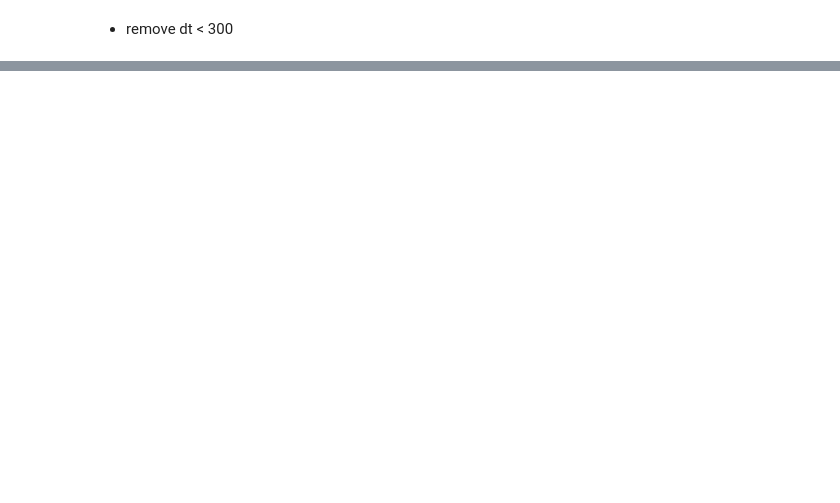
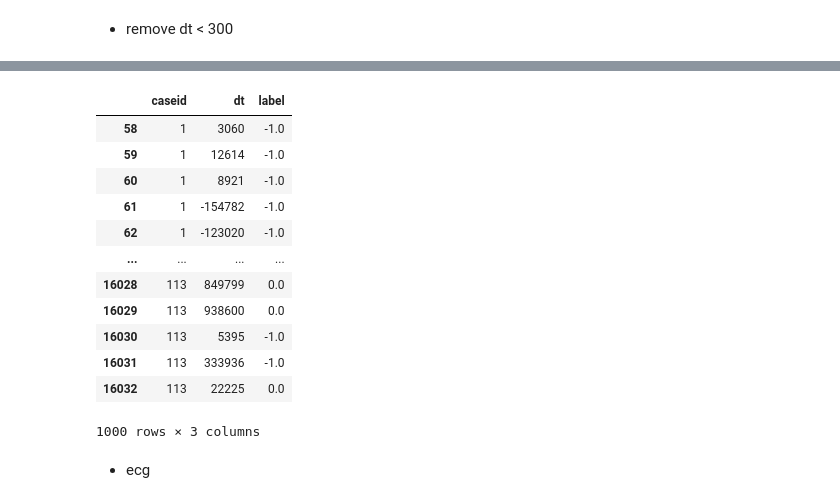
Before and after one commit to jungyu0413/VitalDB, a Jupyter notebook: 01_k_preprocessing.ipynb, the cells around one changed output, grey strips where cells are left out. Cells and saved outputs as stored; diff of their text form; code cells hidden in the pictures; blank space fills up the shorter version.

```diff
--- a/01_re_preprocessing.ipynb
+++ b/01_k_preprocessing.ipynb
@@ -205,3 +205,21 @@ abs(id_lb_1000['dt']).sort_values()[:10]
 Name: dt, dtype: int64
+# %%
+id_lb_1000
+# %% [output]
+|  | caseid | dt | label |
+| 58 | 1 | 3060 | -1.0 |
+| 59 | 1 | 12614 | -1.0 |
+| 60 | 1 | 8921 | -1.0 |
+| 61 | 1 | -154782 | -1.0 |
+| 62 | 1 | -123020 | -1.0 |
+| ... | ... | ... | ... |
+| 16028 | 113 | 849799 | 0.0 |
+| 16029 | 113 | 938600 | 0.0 |
+| 16030 | 113 | 5395 | -1.0 |
+| 16031 | 113 | 333936 | -1.0 |
+| 16032 | 113 | 22225 | 0.0 |
+1000 rows × 3 columns
 # %%
 import vitaldb
+# %% [markdown]
+* ecg
```
Also changed, not shown: parts of 28 cells of this notebook, 32 other files.
